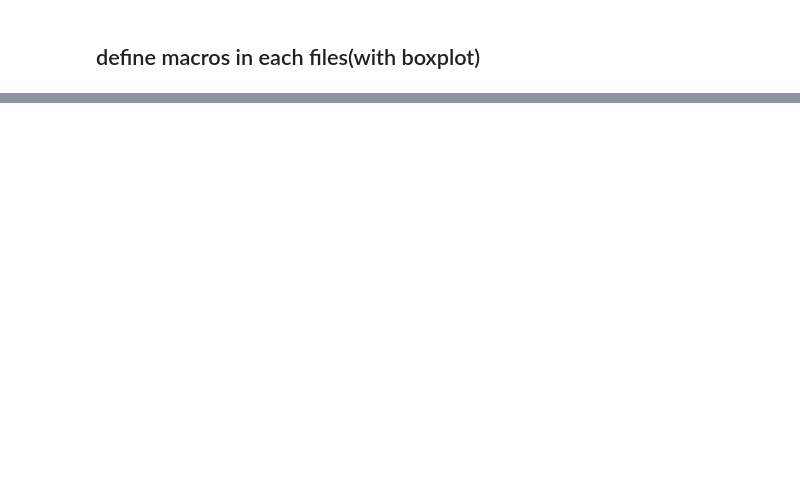
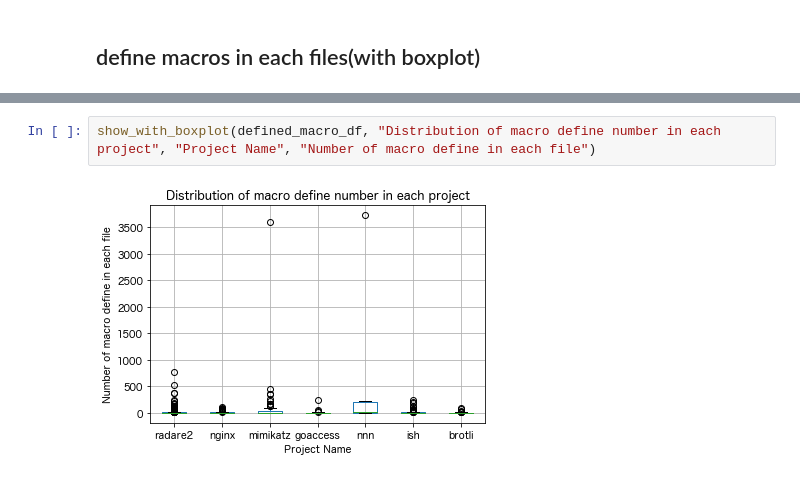
Before and after one commit to tamofplease/c_project_analysis, a Jupyter notebook: lib/files.ipynb, the cells around one changed output, grey strips where cells are left out. Cells and saved outputs as stored; diff of their text form; blank space fills up the shorter version.

```diff
--- a/lib/files.ipynb
+++ b/lib/files.ipynb
@@ -202,0 +189,4 @@ show_with_boxplot(whole_macro_df, "Whole Macros in Each files(normalize)", "Proj
+# %%
+show_with_boxplot(defined_macro_df, "Distribution of macro define number in each project", "Project Name", "Number of macro define in each file")
+# %% [output]
+[figure, added]
```
Also changed, not shown: parts of 13 cells of this notebook, 9 other files.
